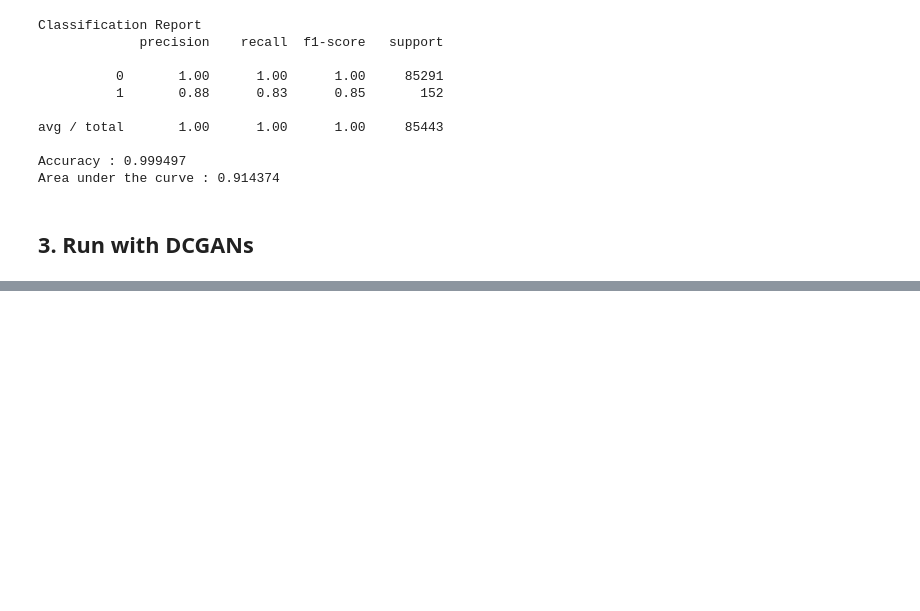
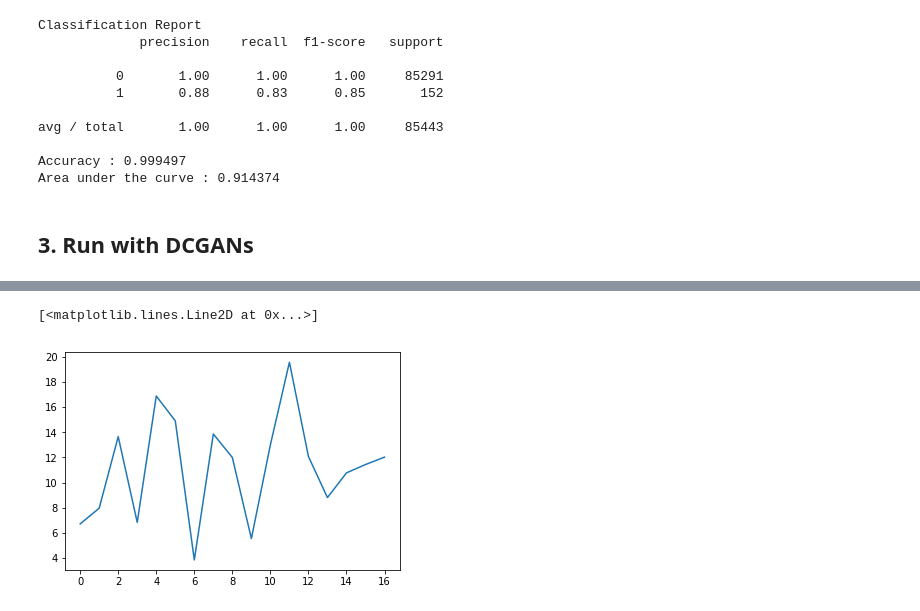
Before and after one commit to KiemNguyen/generative-adversarial-networks-for-fraud-detection, a Jupyter notebook: notebook/generative-adversarial-networks-for-fraud-detection.ipynb, the cells around one changed output, grey strips where cells are left out. Drawn from its saved outputs; the diff is of its cells as text; code cells hidden in the pictures; blank space fills up the shorter version.

```diff
--- a/notebook/generative-adversarial-networks-for-fraud-detection.ipynb
+++ b/notebook/generative-adversarial-networks-for-fraud-detection.ipynb
@@ -427,0 +428,5 @@ KeyboardInterrupt:
+# %%
+plt.plot(g_losses)
+# %% [output]
+[<matplotlib.lines.Line2D at 0x...>]
+[figure, added]
```
Also changed, not shown: parts of 8 cells of this notebook.
